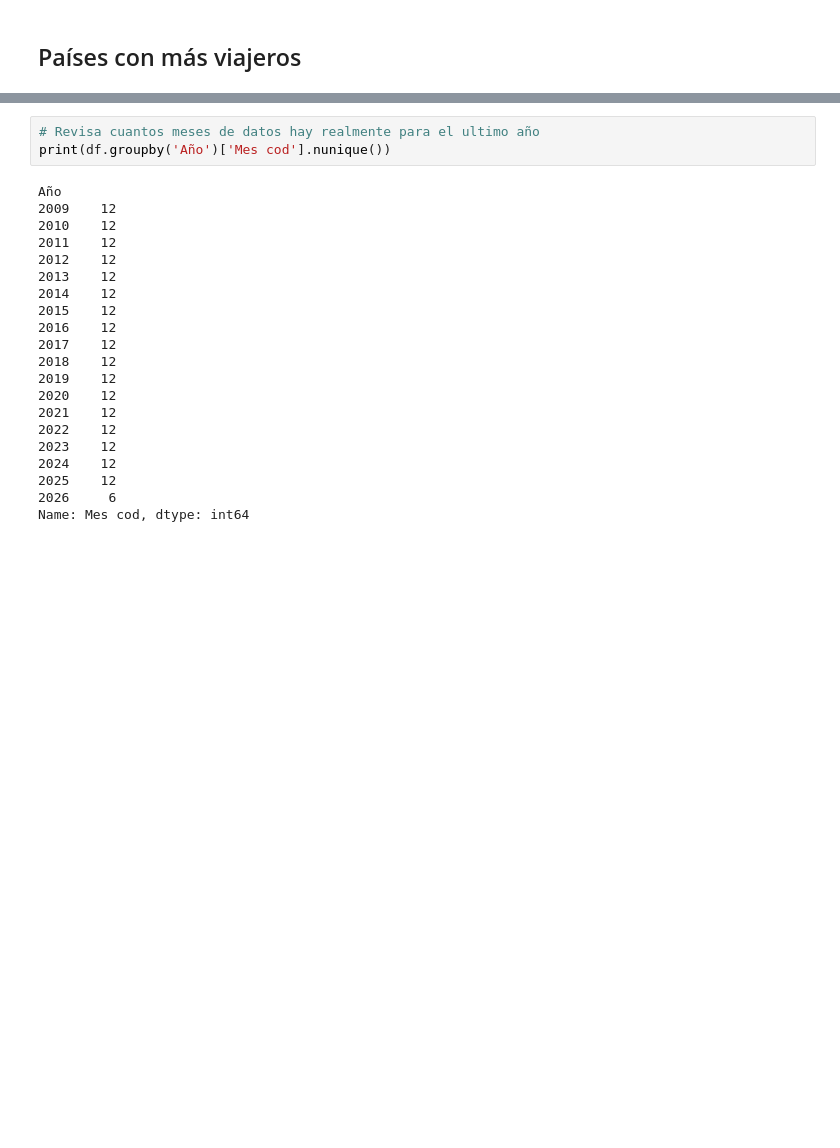
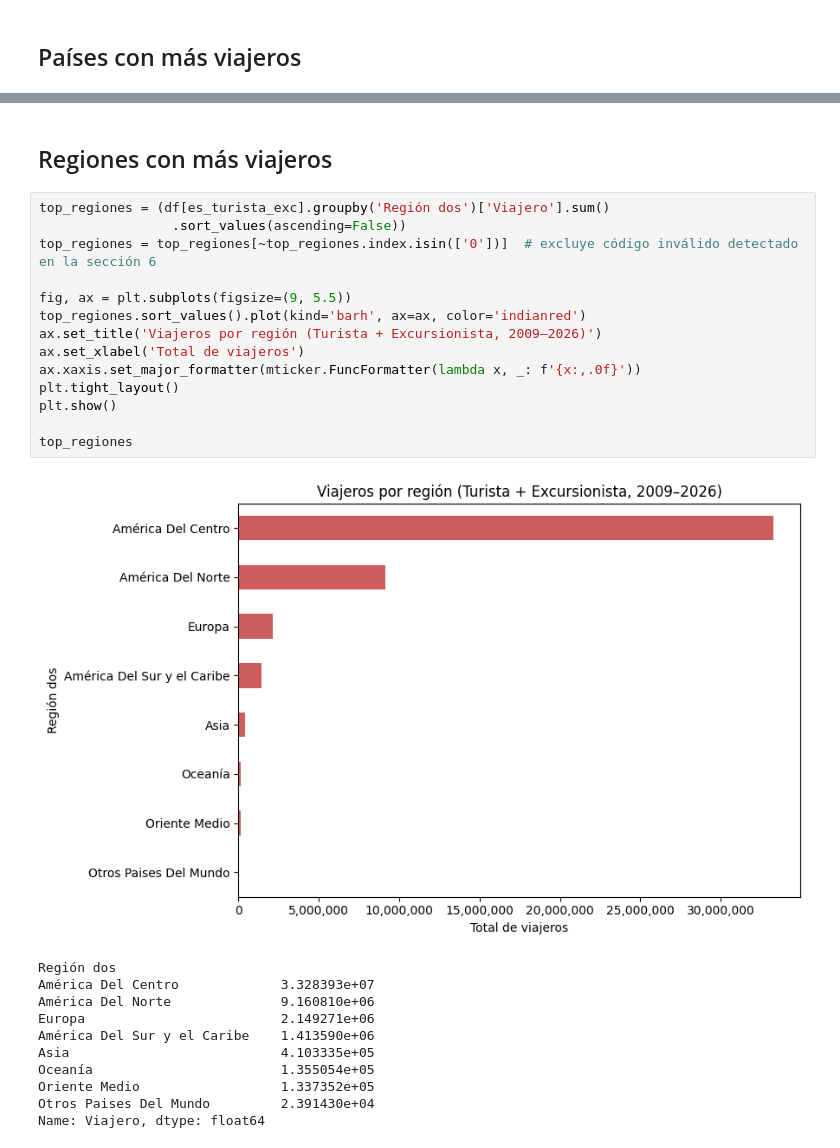
Before and after one commit to CamiR24/Lab1DS, a Jupyter notebook: AnalisisExploratorio.ipynb, the cells around one changed output, grey strips where cells are left out. Cells and saved outputs as stored; diff of their text form; blank space fills up the shorter version.

```diff
--- a/AnalisisExploratorio.ipynb
+++ b/AnalisisExploratorio.ipynb
@@ -373,24 +142,28 @@ std                            NaN
-# %%
-# Revisa cuantos meses de datos hay realmente para el ultimo año
-print(df.groupby('Año')['Mes cod'].nunique())
-# %% [output]
-Año
-2009    12
-2010    12
-2011    12
-2012    12
-2013    12
-2014    12
-2015    12
-2016    12
-2017    12
-2018    12
-2019    12
-2020    12
-2021    12
-2022    12
-2023    12
-2024    12
-2025    12
-2026     6
-Name: Mes cod, dtype: int64
+# %% [markdown]
+## Regiones con más viajeros
+# %%
+top_regiones = (df[es_turista_exc].groupby('Región dos')['Viajero'].sum()
+                 .sort_values(ascending=False))
+top_regiones = top_regiones[~top_regiones.index.isin(['0'])]  # excluye código inválido detectado en la sección 6
+
+fig, ax = plt.subplots(figsize=(9, 5.5))
+top_regiones.sort_values().plot(kind='barh', ax=ax, color='indianred')
+ax.set_title('Viajeros por región (Turista + Excursionista, 2009–2026)')
+ax.set_xlabel('Total de viajeros')
+ax.xaxis.set_major_formatter(mticker.FuncFormatter(lambda x, _: f'{x:,.0f}'))
+plt.tight_layout()
+plt.show()
+
+top_regiones
+# %% [output]
+[figure, added]
+Región dos
+América Del Centro             3.328393e+07
+América Del Norte              9.160810e+06
+Europa                         2.149271e+06
+América Del Sur y el Caribe    1.413590e+06
+Asia                           4.103335e+05
+Oceanía                        1.355054e+05
+Oriente Medio                  1.337352e+05
+Otros Paises Del Mundo         2.391430e+04
+Name: Viajero, dtype: float64
```
Also changed, not shown: parts of 12 cells of this notebook.
